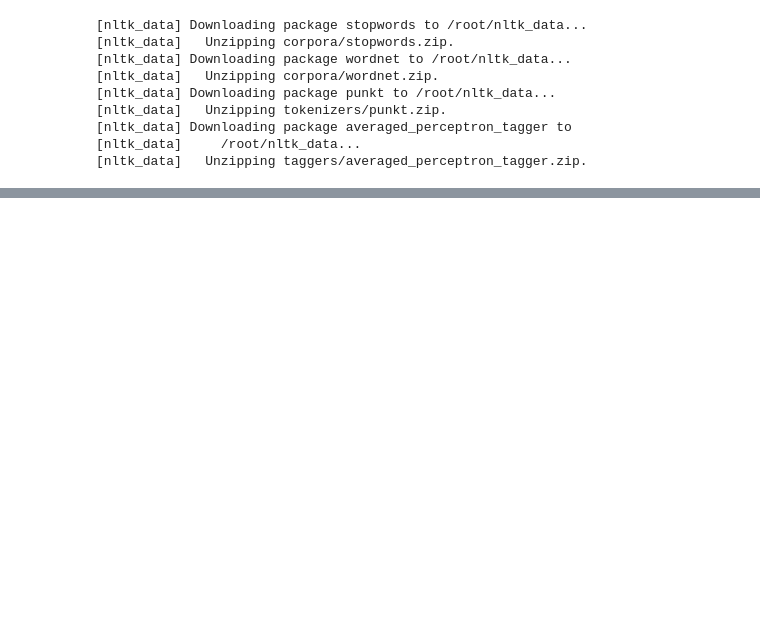
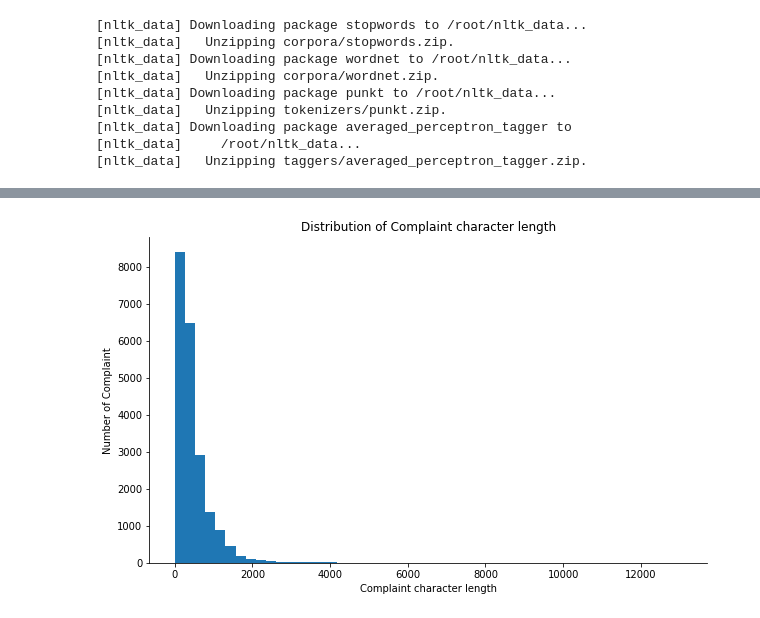
Before and after one commit to chaturvediajay/NLP, a Jupyter notebook: Automatic_Ticket_Classification.ipynb, the cells around one changed output, grey strips where cells are left out. Saved outputs shown, nothing was run; the diff lists cells and outputs as text; code cells hidden in the pictures; blank space fills up the shorter version.

```diff
--- a/Automatic_Ticket_Classification.ipynb
+++ b/Automatic_Ticket_Classification.ipynb
@@ -128,0 +180,6 @@ df.head()
+# %%
+#Assigning 'nan' in place of blanks in the complaints column(complaint_what_happened)
+df[df['complaint_what_happened']==''] = np.nan
+# %%
+#Removing all rows where complaints column is nan
+df=df.dropna(subset=['complaint_what_happened'])
@@ -128,0 +220,5 @@ df.head()
+# %%
+#Creating a dataframe that will have only the complaints and the lemmatized complaints.
+import en_core_web_sm
+nlp = en_core_web_sm.load()
+df_clean["Complaint_lemmatize"] =  df_clean.apply(lambda x: lemmatizer(x['complaint_what_happened']), axis=1)
@@ -128,0 +241,18 @@ df.head()
+# %%
+#Using custom Chunking
+#Chunking in NLP is a process to take small pieces of information and group them into large units. The primary use of Chunking is making groups of "noun phrases.
+#Here we are using only noun, singular as we have already lemmatized the texts.
+import pandas as pd
+from textblob import TextBlob
+
+def pos_tag(text):
+    try:
+        return TextBlob(text).tags
+    except:
+        return None
+
+def get_adjectives(text):
+    blob = TextBlob(text)
+    return ' '.join([ word for (word,tag) in blob.tags if tag == "NN"])
+
+df_clean["complaint_POS_removed"] =  df_clean.apply(lambda x: get_adjectives(x['Complaint_lemmatize']), axis=1)
@@ -128,0 +276,17 @@ df.head()
+# %%
+import seaborn as sns
+import matplotlib.pyplot as plt
+%matplotlib inline
+
+from plotly.offline import plot
+import plotly.graph_objects as go
+import plotly.express as px
+plt.figure(figsize=(10,6))
+doc_lens = [len(d) for d in df_clean.complaint_POS_removed]
+plt.hist(doc_lens, bins = 50)
+plt.title('Distribution of Complaint character length')
+plt.ylabel('Number of Complaint')
+plt.xlabel('Complaint character length')
+sns.despine();
+# %% [output]
+[figure, added]
```
Also changed, not shown: parts of 12 cells of this notebook.
